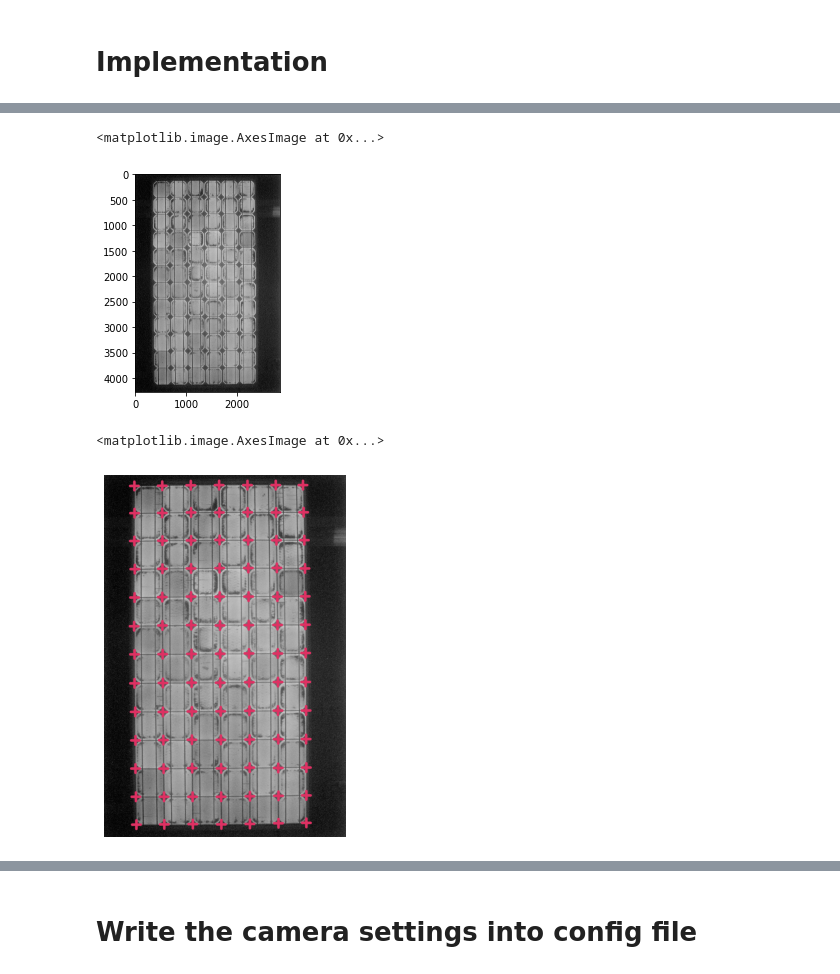
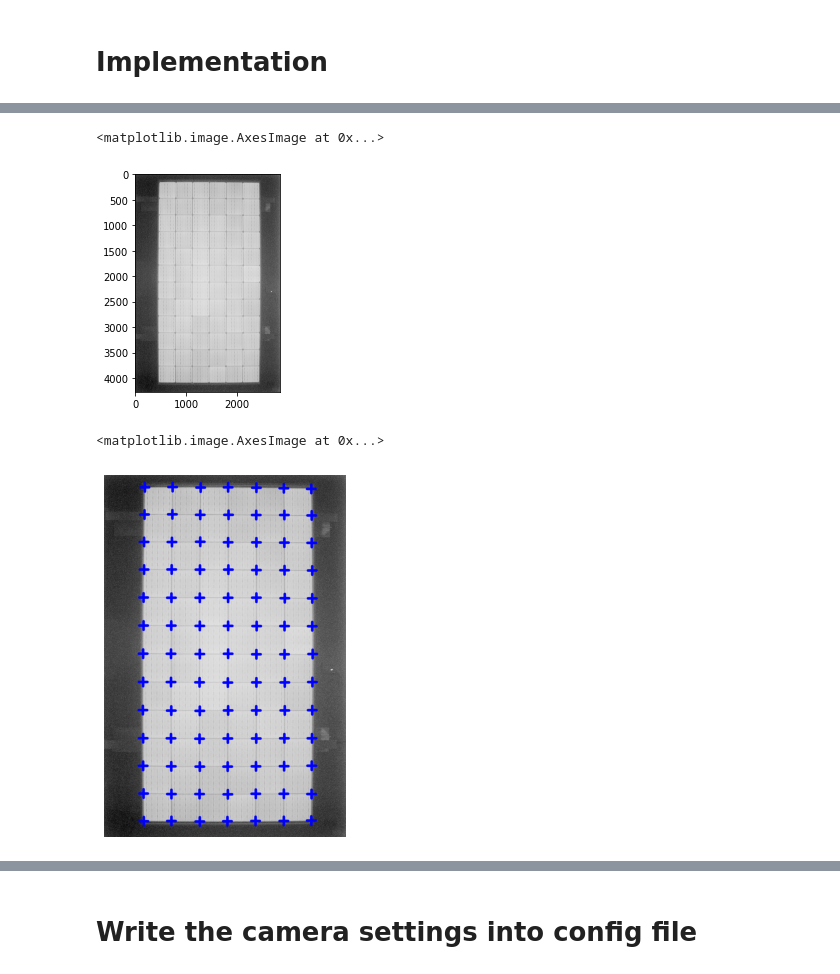
Before and after one commit to charlieHowcroft/PV-EL-image, a Jupyter notebook: solarel/Barrel_distort/barell_distort.ipynb, the cells around one changed output, grey strips where cells are left out. Cells and saved outputs as stored; diff of their text form; code cells hidden in the pictures.

```diff
--- a/solarel/Barrel_distort/barell_distort.ipynb
+++ b/solarel/Barrel_distort/barell_distort.ipynb
@@ -143,23 +141,23 @@ print(image_name)
 # %%
 import cv2
-# image = cv2.imread(f"{m0060}/{image_name}")
-image = cv2.imread(f"{bT1}/{image_name}")
+image = cv2.imread(f"images/{image_name}")
+image_cp = np.copy(image)
 plt.imshow(image)
 # %% [output]
 <matplotlib.image.AxesImage at 0x...>
-[figure, old version]
+[figure, new version]
 # %%
 coords = points[str(image_name)]
 for point in coords:
-    image = cv2.drawMarker(image, point, (222, 49, 99), cv2.MARKER_CROSS, 100, 30)
+    image_cp = cv2.drawMarker(image_cp, point, (0, 0, 255), cv2.MARKER_CROSS, 100, 30)
 
-# cv2.imwrite("markers1.jpg", image)
+cv2.imwrite("markers1.jpg", image_cp)
 plt.figure(figsize=(8, 6), dpi=80)
 plt.axis('off')
-plt.imshow(image)
+plt.imshow(image_cp)
 # %% [output]
 <matplotlib.image.AxesImage at 0x...>
-[figure, old version]
+[figure, new version]
 # %%
 # image_path = "C:/Users/chuck/OneDrive/Desktop/Honors/M0060/M0060/LRE504055180800401088_IMG_8667.JPG"
 # image = cv2.imread(image_path)
```
Also changed, not shown: parts of 13 cells of this notebook, 43 other files.
